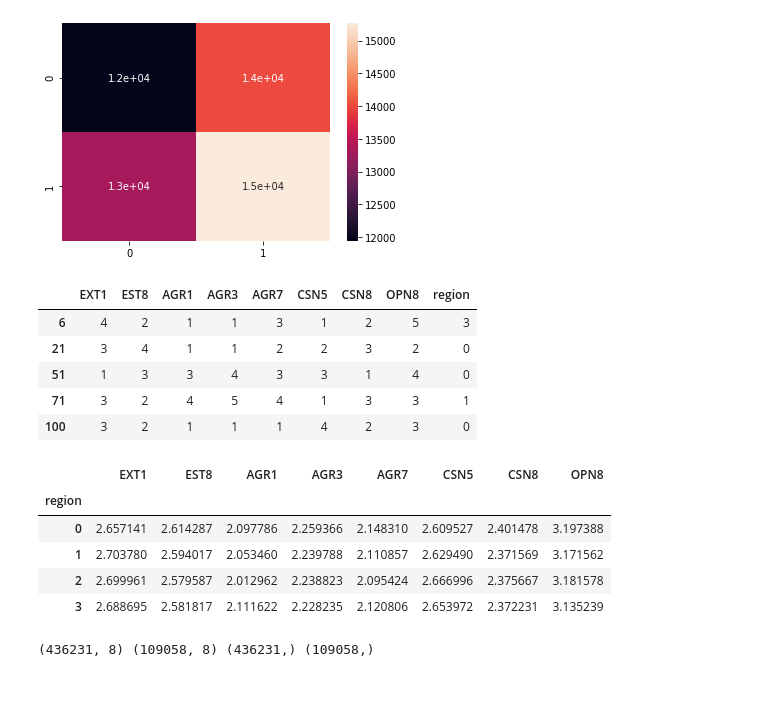
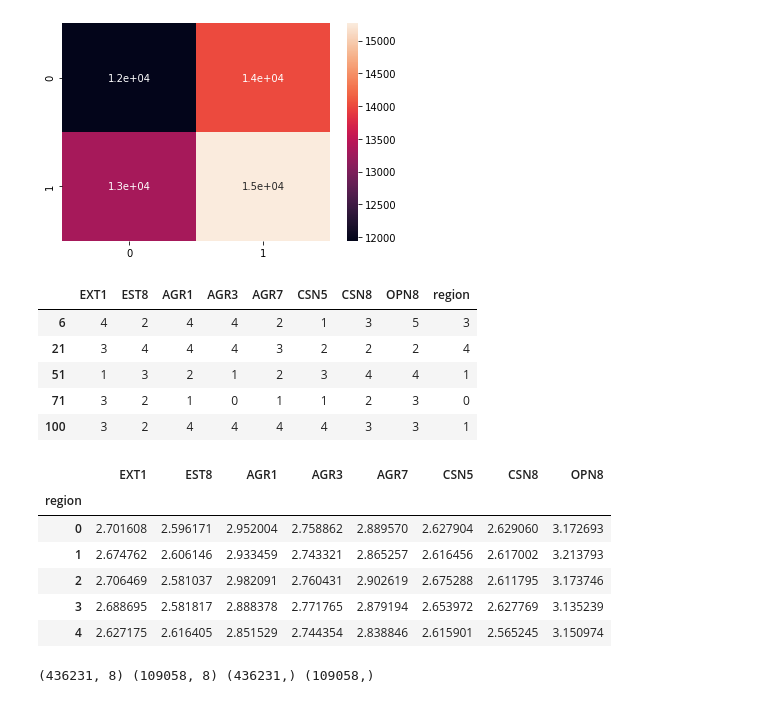
Before and after one commit to marvin2311/BigFive_Personality_Analysis, a Jupyter notebook: Notebook_Eric.ipynb, the cells around one changed output. Saved outputs shown, nothing was run; the diff lists cells and outputs as text; code cells hidden in the pictures.

```diff
--- a/Notebook_Eric.ipynb
+++ b/Notebook_Eric.ipynb
@@ -360,9 +425,9 @@ regions = []
 for c in coordinates:
     if float(c[0]) < 36 and 80 < float(c[1]) < 110:
         regions.append('southern state')
-    elif float(c[0]) > 40 and 80 < float(c[1]) < 120:
+    elif float(c[0]) > 42 and 80 < float(c[1]) < 115:
         regions.append('northern state')
-    elif float(c[1]) > 83:
+    elif float(c[1]) < 83:
         regions.append('east coast')
     elif float(c[1]) > 117:
         regions.append('west coast')
@@ -759,26 +838,27 @@ sns.heatmap(cm, annot=True)
 [figure]
 # %%
 # creating df which is reduced to the eight most special questions
-heavy_questions = ['EXT1', 'EST8', 'AGR1', 'AGR3', 'AGR7', 'CSN5', 'CSN8', 'OPN8', 'region']
-reduced_questions_df_USA =  Dataset_USA_transformed[heavy_questions]
-reduced_questions_df_USA.head()
+heavy_statements = ['EXT1', 'EST8', 'AGR1', 'AGR3', 'AGR7', 'CSN5', 'CSN8', 'OPN8', 'region']
+reduced_df_USA =  Dataset_USA_transformed[heavy_statements]
+reduced_df_USA.head()
 # %% [output]
 |  | EXT1 | EST8 | AGR1 | AGR3 | AGR7 | CSN5 | CSN8 | OPN8 | region |
-| 6 | 4 | 2 | 1 | 1 | 3 | 1 | 2 | 5 | 3 |
-| 21 | 3 | 4 | 1 | 1 | 2 | 2 | 3 | 2 | 0 |
-| 51 | 1 | 3 | 3 | 4 | 3 | 3 | 1 | 4 | 0 |
-| 71 | 3 | 2 | 4 | 5 | 4 | 1 | 3 | 3 | 1 |
-| 100 | 3 | 2 | 1 | 1 | 1 | 4 | 2 | 3 | 0 |
+| 6 | 4 | 2 | 4 | 4 | 2 | 1 | 3 | 5 | 3 |
+| 21 | 3 | 4 | 4 | 4 | 3 | 2 | 2 | 2 | 4 |
+| 51 | 1 | 3 | 2 | 1 | 2 | 3 | 4 | 4 | 1 |
+| 71 | 3 | 2 | 1 | 0 | 1 | 1 | 2 | 3 | 0 |
+| 100 | 3 | 2 | 4 | 4 | 4 | 4 | 3 | 3 | 1 |
 # %%
 # looking at the means of every answer grouped by the target political bias
-reduced_questions_df_USA.groupby('region').mean()
+reduced_df_USA.groupby('region').mean()
 # %% [output]
 |  | EXT1 | EST8 | AGR1 | AGR3 | AGR7 | CSN5 | CSN8 | OPN8 |
 | region |  |  |  |  |  |  |  |  |
-| 0 | 2.657141 | 2.614287 | 2.097786 | 2.259366 | 2.148310 | 2.609527 | 2.401478 | 3.197388 |
-| 1 | 2.703780 | 2.594017 | 2.053460 | 2.239788 | 2.110857 | 2.629490 | 2.371569 | 3.171562 |
-| 2 | 2.699961 | 2.579587 | 2.012962 | 2.238823 | 2.095424 | 2.666996 | 2.375667 | 3.181578 |
-| 3 | 2.688695 | 2.581817 | 2.111622 | 2.228235 | 2.120806 | 2.653972 | 2.372231 | 3.135239 |
+| 0 | 2.701608 | 2.596171 | 2.952004 | 2.758862 | 2.889570 | 2.627904 | 2.629060 | 3.172693 |
+| 1 | 2.674762 | 2.606146 | 2.933459 | 2.743321 | 2.865257 | 2.616456 | 2.617002 | 3.213793 |
+| 2 | 2.706469 | 2.581037 | 2.982091 | 2.760431 | 2.902619 | 2.675288 | 2.611795 | 3.173746 |
+| 3 | 2.688695 | 2.581817 | 2.888378 | 2.771765 | 2.879194 | 2.653972 | 2.627769 | 3.135239 |
+| 4 | 2.627175 | 2.616405 | 2.851529 | 2.744354 | 2.838846 | 2.615901 | 2.565245 | 3.150974 |
 # %%
 #train_test-split
 from sklearn.model_selection import train_test_split
```
Also changed, not shown: parts of 40 cells of this notebook.
